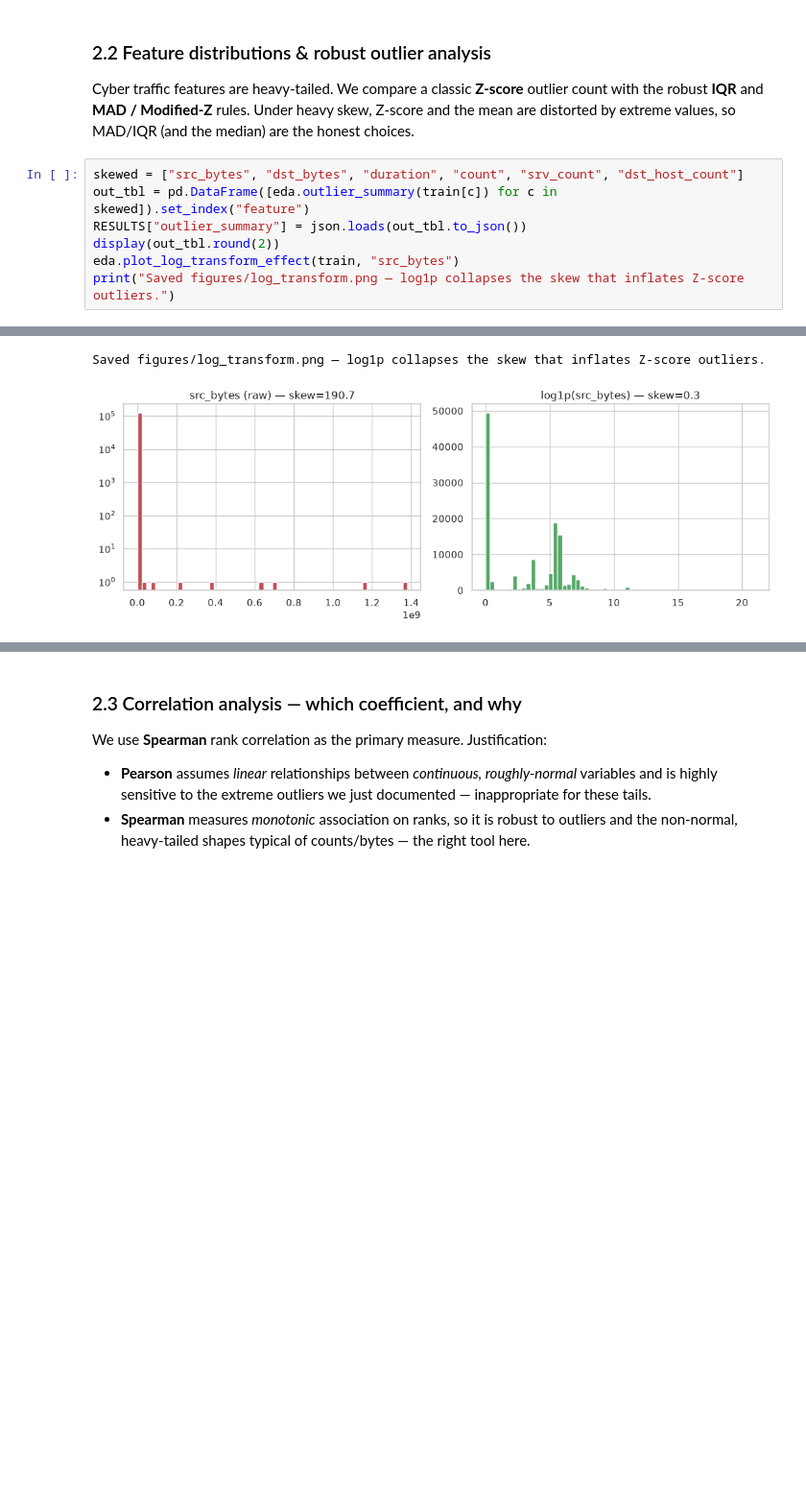
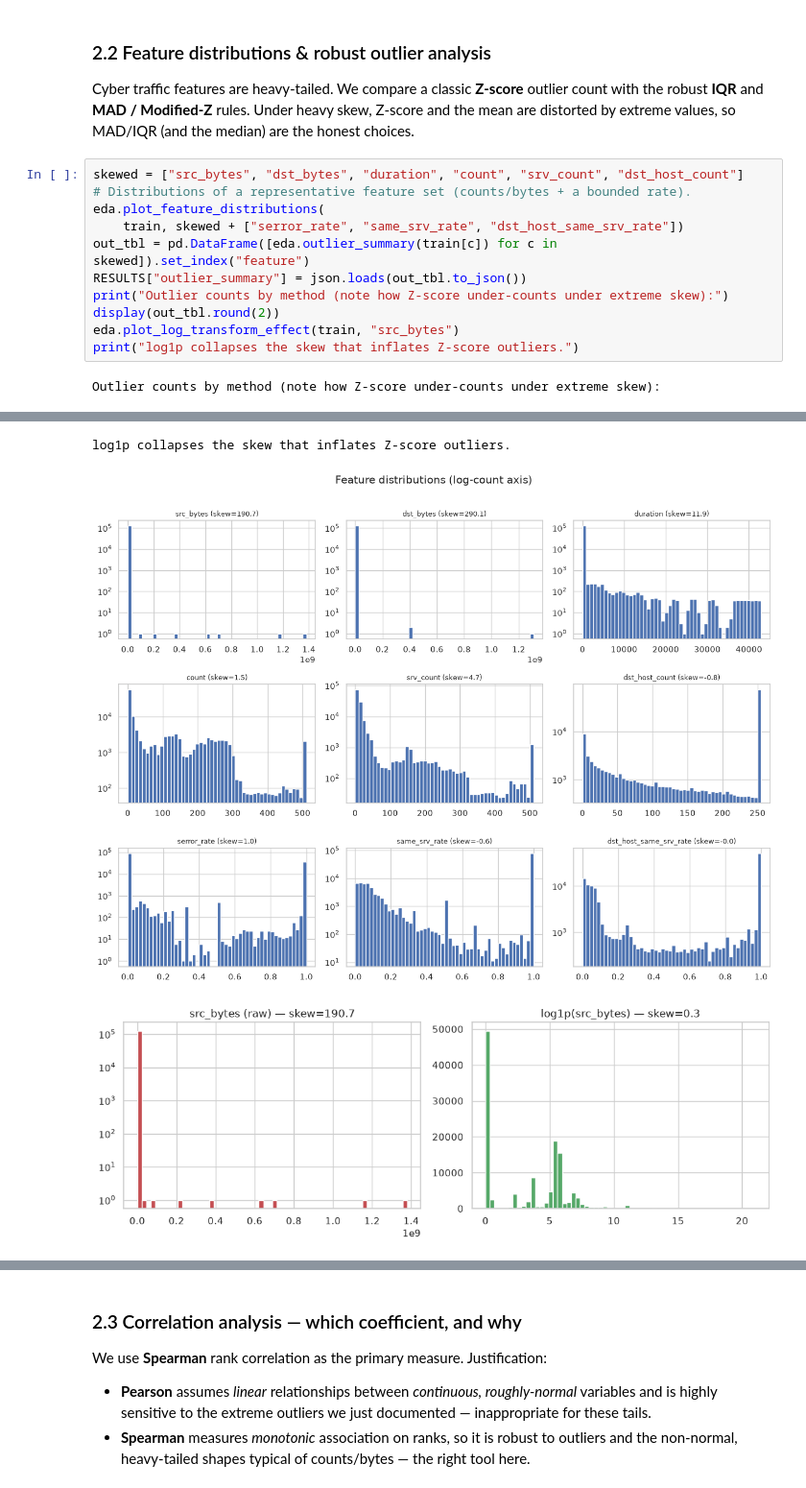
Before and after one commit to yosefshanaa/DataCyber, a Jupyter notebook: notebooks/analysis.ipynb, the cells around one changed output, grey strips where cells are left out. Shown at 96% size. Cells and saved outputs as stored; diff of their text form; blank space fills up the shorter version.

```diff
--- a/notebooks/analysis.ipynb
+++ b/notebooks/analysis.ipynb
@@ -190,19 +197,25 @@ robust **IQR** and **MAD / Modified-Z** rules. Under heavy skew, Z-score and the
 distorted by extreme values, so MAD/IQR (and the median) are the honest choices.
 # %%
 skewed = ["src_bytes", "dst_bytes", "duration", "count", "srv_count", "dst_host_count"]
+# Distributions of a representative feature set (counts/bytes + a bounded rate).
+eda.plot_feature_distributions(
+    train, skewed + ["serror_rate", "same_srv_rate", "dst_host_same_srv_rate"])
 out_tbl = pd.DataFrame([eda.outlier_summary(train[c]) for c in skewed]).set_index("feature")
 RESULTS["outlier_summary"] = json.loads(out_tbl.to_json())
+print("Outlier counts by method (note how Z-score under-counts under extreme skew):")
 display(out_tbl.round(2))
 eda.plot_log_transform_effect(train, "src_bytes")
-print("Saved figures/log_transform.png — log1p collapses the skew that inflates Z-score outliers.")
+print("log1p collapses the skew that inflates Z-score outliers.")
 # %% [output]
+Outlier counts by method (note how Z-score under-counts under extreme skew):
 |  | skew | z_gt3 | iqr_out | mad_gt3p5 | max | median | mean |
 | feature |  |  |  |  |  |  |  |
 | src_bytes | 190.67 | 11 | 13840 | 31784 | 1.379964e+09 | 44.0 | 45566.74 |
 | dst_bytes | 290.05 | 3 | 23579 | 0 | 1.309937e+09 | 0.0 | 19779.11 |
 | duration | 11.88 | 1431 | 10018 | 0 | 4.290800e+04 | 0.0 | 287.14 |
 | count | 1.51 | 2661 | 3157 | 45760 | 5.110000e+02 | 14.0 | 84.11 |
 | srv_count | 4.69 | 3259 | 12054 | 11687 | 5.110000e+02 | 8.0 | 27.74 |
 | dst_host_count | -0.83 | 0 | 0 | 0 | 2.550000e+02 | 255.0 | 182.15 |
-Saved figures/log_transform.png — log1p collapses the skew that inflates Z-score outliers.
+log1p collapses the skew that inflates Z-score outliers.
-[figure, old version]
+[figure, new version]
+[figure, added]
```
Also changed, not shown: parts of 7 cells of this notebook, 6 other files.
